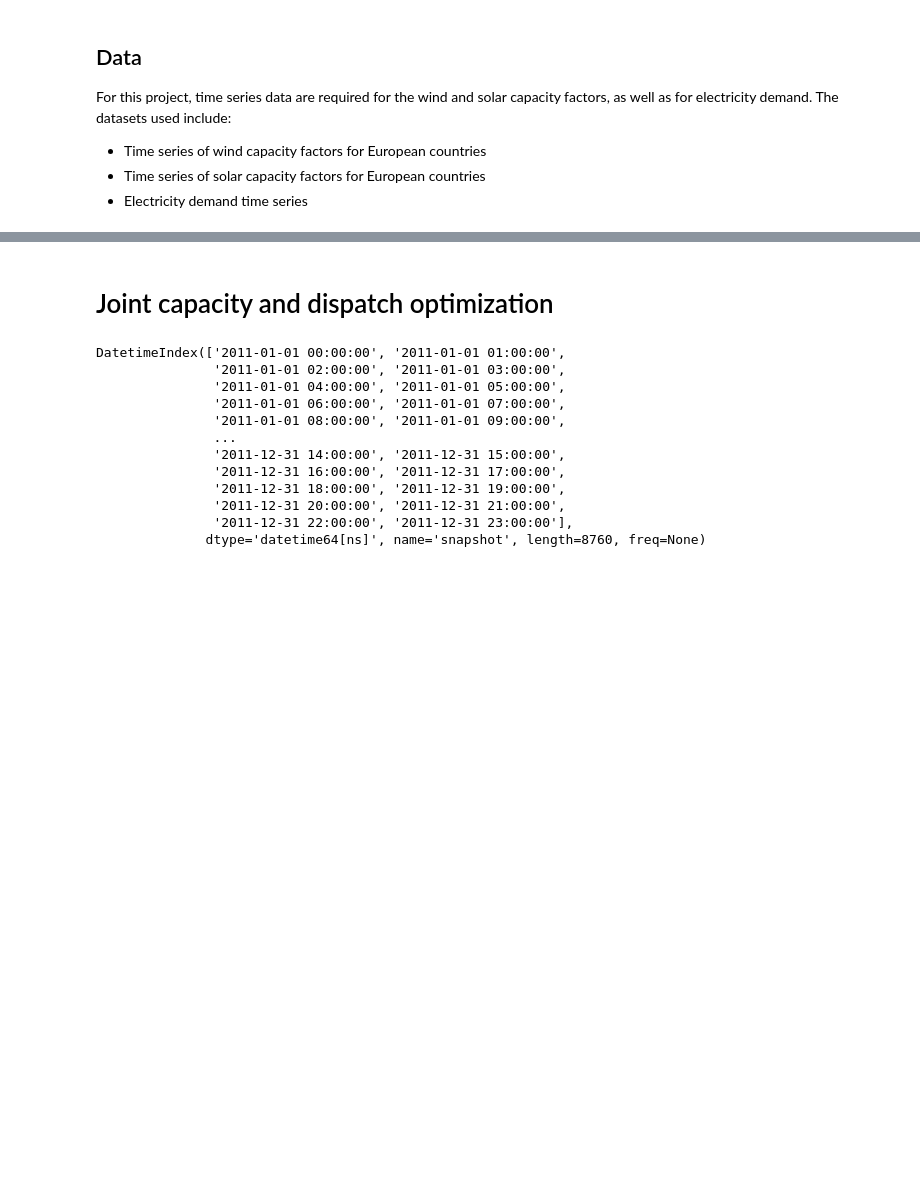
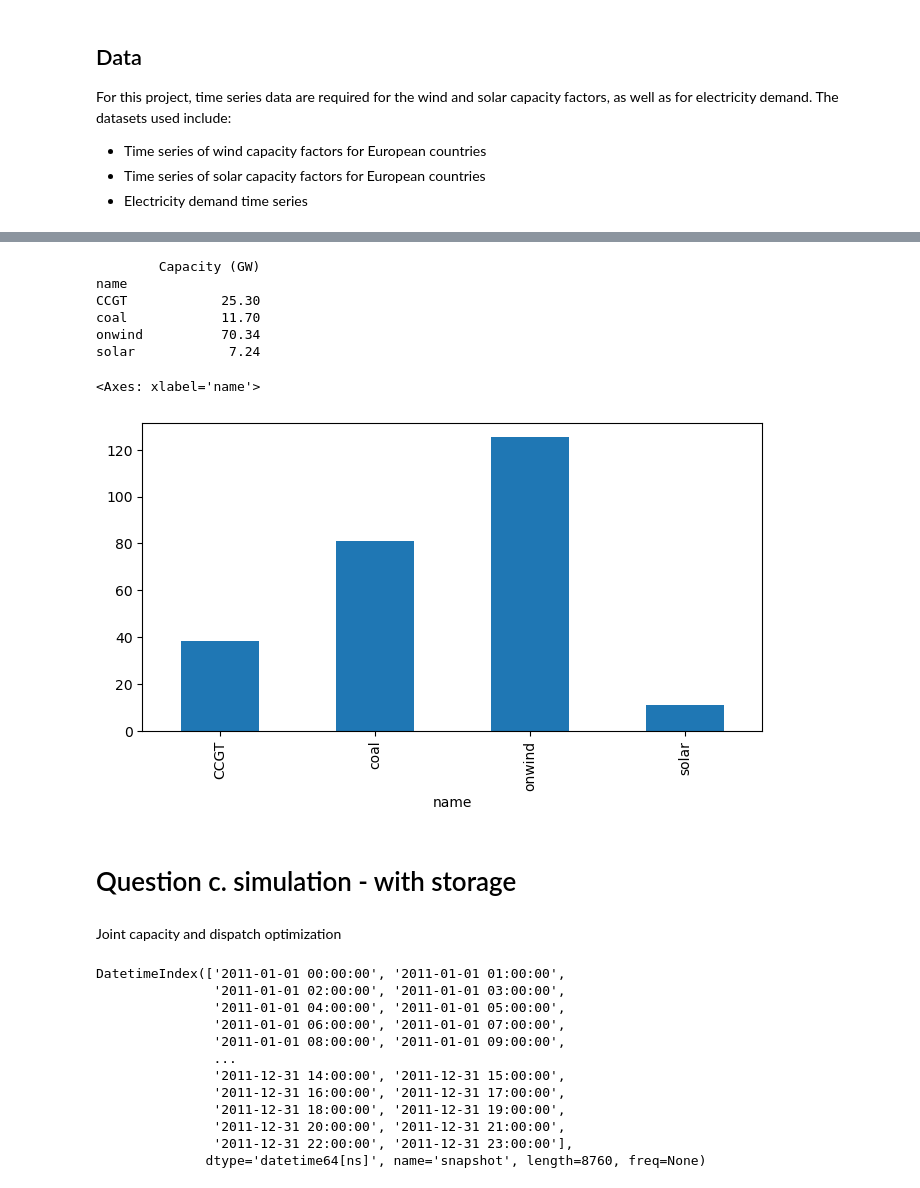
Before and after one commit to martaibaiao/integrated-energy-grids_project, a Jupyter notebook: part1_c.ipynb, the cells around one changed output, grey strips where cells are left out. Cells and saved outputs as stored; diff of their text form; code cells hidden in the pictures; blank space fills up the shorter version.

```diff
--- a/part1_c.ipynb
+++ b/part1_c.ipynb
@@ -82,0 +85,16 @@ country = 'ESP'
+# %%
+# create an empty PyPSA network where later we will place buses, generators, loads, storage, lines
+# we need a list with all hours in a year because electricty system are balanced every hour
+n_nostorage = pypsa.Network()
+
+# creates a list of all hours, length = 8760 (number of hours in a year)
+hours = pd.date_range('2011-01-01 00:00Z', '2011-12-31 23:00Z', freq='h')
+
+n_nostorage.set_snapshots(hours.values)
+
+# a bus is a connection point where electricity is balanced (meeting point in the model)
+# generators inject electricity into the bus, loads take electricity from the bus (generation=demand)
+n_nostorage.add("Bus", #one bus = single-region model
+            "Spain electricity") # one node called Spain electricity
+
+n_nostorage.snapshots
@@ -82,0 +114,23 @@ country = 'ESP'
+# %%
+# a carrier is a label for the type of technologies, it defines the categories
+carriers = [
+    "onwind",
+    "solar",
+    "coal",
+    "CCGT",
+]
+
+n_nostorage.add(
+    "Carrier",
+    carriers,
+    color=["dodgerblue", "gold", "indianred","yellow-green"], # colors that represent each carrier
+)
+# %%
+# add load to the bus
+# load mean electricity consumption (demand), in this case is Spain's electricity demand every hour of 2011
+n_nostorage.add("Load",
+      "demand", #label, we can call what we want
+      bus="Spain electricity",
+      p_set=data_el[country].values) #p_set, fixed power consumption, the model cannot change this demand
+
+#demand is fixed because demand is inelastic (demand does not respond to price)
@@ -83,5 +219,29 @@ country = 'ESP'
+# %%
+# how much capacity the model decided to build (optimised capacities in GW)
+opt_caps = n_nostorage.generators.p_nom_opt.div(1e3).round(2)
+
+opt_caps_df = opt_caps.rename("Capacity (GW)").to_frame()
+
+print(opt_caps_df)
+# %% [output]
+        Capacity (GW)
+name
+CCGT            25.30
+coal            11.70
+onwind          70.34
+solar            7.24
+# %%
+dispatch_nostorage = n_nostorage.generators_t.p
+# %%
+annual_generation_nostorage = (dispatch_nostorage.sum()) / 1e6
+annual_generation_nostorage.plot(kind="bar", figsize=(8,4))
+# %% [output]
+<Axes: xlabel='name'>
+[figure, added]
 # %% [markdown]
-# Joint capacity and dispatch optimization
+# Question c. simulation - with storage
+# %% [markdown]
+Joint capacity and dispatch optimization
 # %%
 # create an empty PyPSA network where later we will place buses, generators, loads, storage, lines
 # we need a list with all hours in a year because electricty system are balanced every hour
```
Also changed, not shown: parts of 26 cells of this notebook.
